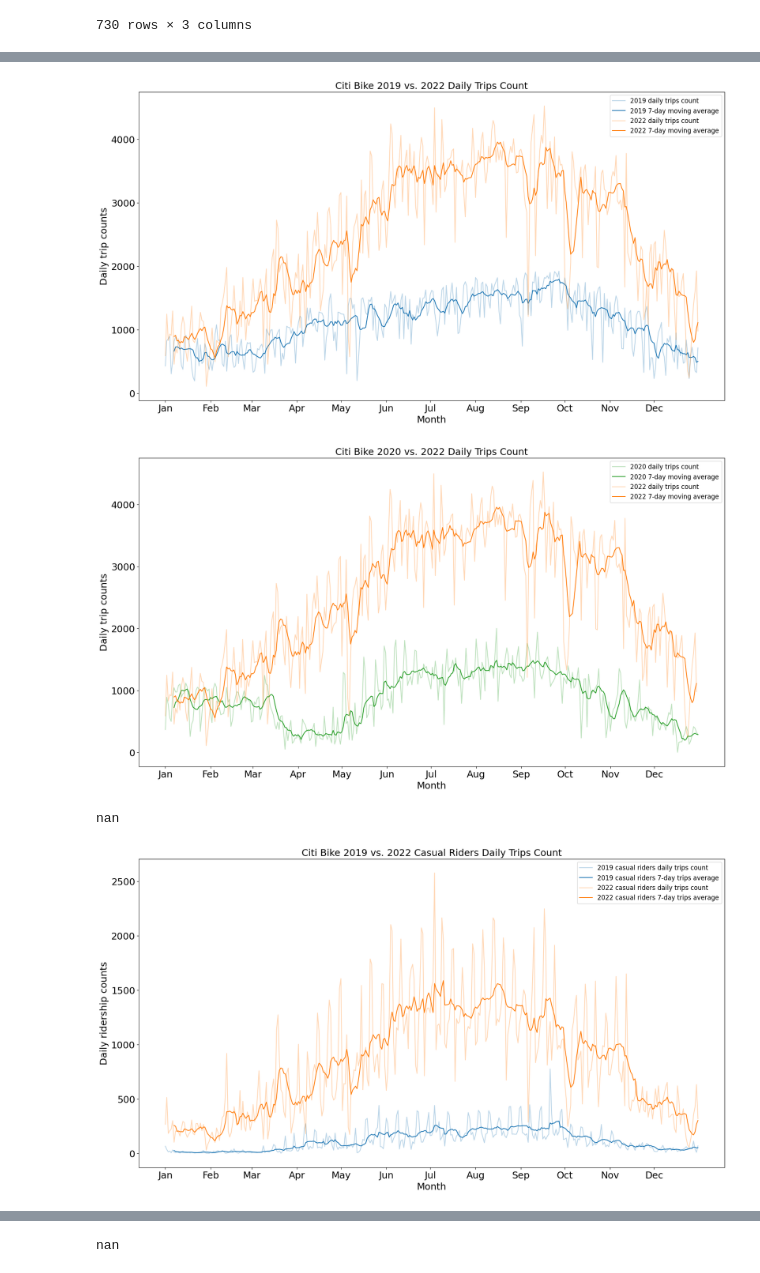
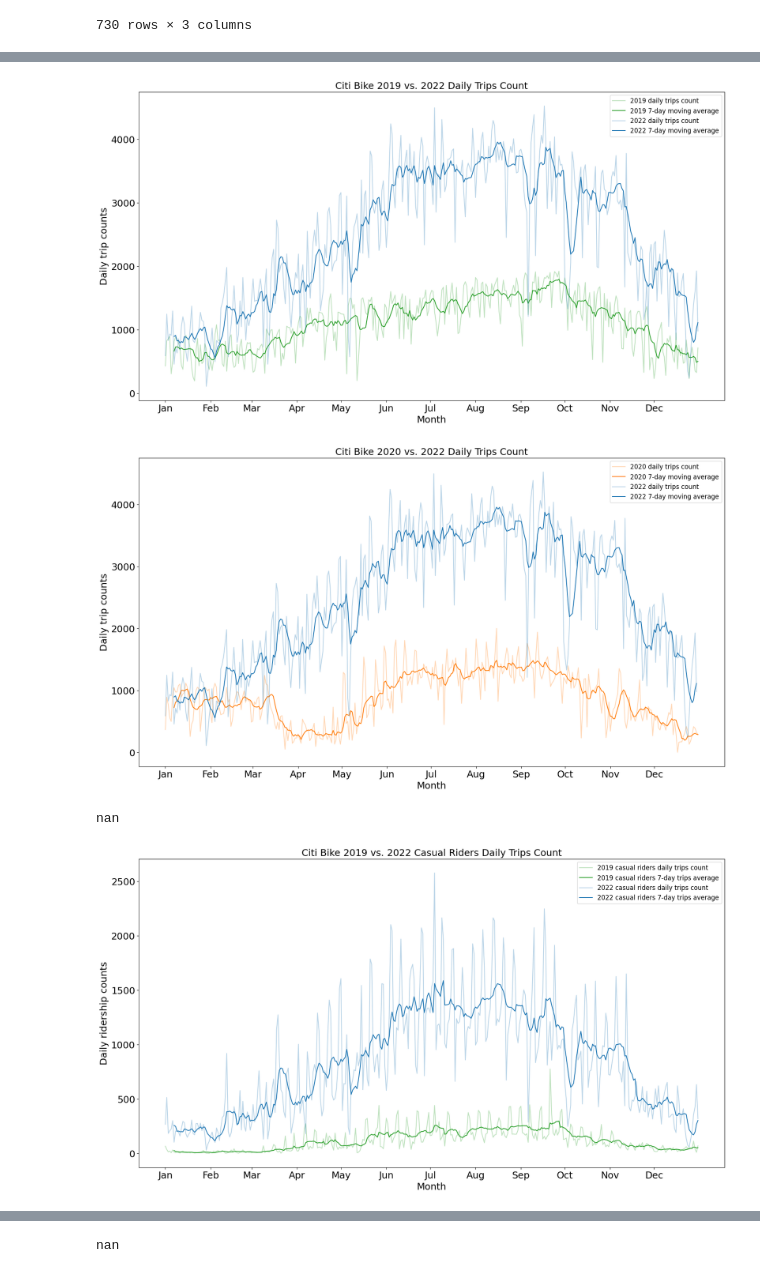
Before and after one commit to M2JT/big-data-final-project, a Jupyter notebook: code/CitiBikeAnalysis.ipynb, the cells around one changed output, grey strips where cells are left out. Cells and saved outputs as stored; diff of their text form; code cells hidden in the pictures.

Commit message:
change color for graphs + reorganize code

```diff
--- a/code/CitiBikeAnalysis.ipynb
+++ b/code/CitiBikeAnalysis.ipynb
@@ -578,19 +579,26 @@ Table Unit: seconds
 | 1 | 2020 | 514712677 | 330086860 | 184625817 | 1406318.79 | ... |
 | 2 | 2022 | 942084888 | 521162900 | 420921988 | 2581054.49 | ... |
 # %%
-import datetime
+# generates a list of dates for 2019
 dateList2019 = [str(datetime.date(2019, 1, 1) + datetime.timedelta(days=i)) for i in range(365)]
-blue = u'#1f77b4'
-orange = u'#ff7f0e'
+
+# color for 2019
+green_2019 = u'#2ca02c'
+
+# color for 2020
+orange_2020 = u'#ff7f0e'
+
+# color for 2022
+blue_2022 = u'#1f77b4'
 
 # set the size of the plot
 plt.figure(figsize=(20, 12))
 
 # plot data
-plt.plot(dateList2019, daily_trips_count_2019_list, label='2019 daily trips count', alpha=0.3, color = blue)
-plt.plot(dateList2019, movingAvg2019, label='2019 7-day moving average', color = blue)
-plt.plot(dateList2019, daily_trips_count_2022_list, label='2022 daily trips count', alpha=0.3, color = orange)
-plt.plot(dateList2019, movingAvg2022, label='2022 7-day moving average', color = orange)
+plt.plot(dateList2019, daily_trips_count_2019_list, label='2019 daily trips count', alpha=0.3, color = green_2019)
+plt.plot(dateList2019, movingAvg2019, label='2019 7-day moving average', color = green_2019)
+plt.plot(dateList2019, daily_trips_count_2022_list, label='2022 daily trips count', alpha=0.3, color = blue_2022)
+plt.plot(dateList2019, movingAvg2022, label='2022 7-day moving average', color = blue_2022)
 plt.legend(fontsize=12)
 
 # set plot title and axis labels
@@ -614,4 +622,4 @@ plt.yticks(fontsize=18)
 # show plot
 plt.show()
 # %% [output]
-[figure, old version]
+[figure, new version]
@@ -618,43 +631,39 @@ plt.show()
 # %%
-# since 2020 has 366 days and 2022 has 365 days, we need to pad the
-# daily_trips_count_2022_list with a 'NaN' to align the dimension
-daily_trips_count_2022_list.append(np.nan)
-movingAvg2022.append(np.nan)
+# generates a list of dates for 2020
 dateList2020 = [str(datetime.date(2020, 1, 1) + datetime.timedelta(days=i)) for i in range(366)]
-green = u'#2ca02c'
 
 # set the size of the plot
 plt.figure(figsize=(20, 12))
 
 # plot data
-plt.plot(dateList2020, daily_trips_count_2020_list, label='2020 daily trips count', alpha=0.3, color = green)
-plt.plot(dateList2020, movingAvg2020, label='2020 7-day moving average', color = green)
-plt.plot(dateList2020, daily_trips_count_2022_list, label='2022 daily trips count', alpha=0.3, color = orange)
-plt.plot(dateList2020, movingAvg2022, label='2022 7-day moving average', color = orange)
+plt.plot(dateList2020, daily_trips_count_2020_list, label='2020 daily trips count', alpha=0.3, color = orange_2020)
+plt.plot(dateList2020, movingAvg2020, label='2020 7-day moving average', color = orange_2020)
+plt.plot(dateList2020, daily_trips_count_2022_list, label='2022 daily trips count', alpha=0.3, color = blue_2022)
+plt.plot(dateList2020, movingAvg2022, label='2022 7-day moving average', color = blue_2022)
 plt.legend(fontsize=12)
 
 # set plot title and axis labels
 plt.title('Citi Bike 2020 vs. 2022 Daily Trips Count', fontsize=18)
 plt.xlabel('Month', fontsize=18)
 plt.ylabel('Daily trip counts', fontsize=18)
 
 # set x-tick labels to show abbreviated month names
 dateRange = pd.date_range(start=dateList2020[0], end=dateList2020[len(dateList2020) - 1])
 monthStarts = [date for date in dateRange if date.day == 1]
 daysSinceStartOfYear = [(date - pd.Timestamp(date.year, 1, 1)).days for date in monthStarts]
 monthNames = [date.strftime('%b') for date in monthStarts]
 plt.xticks(daysSinceStartOfYear, monthNames, fontsize=18)
 
 # adjust plot margins
 plt.subplots_adjust(bottom=0.20)
 
 # set yticks fontsize
 plt.yticks(fontsize=18)
 
 # show plot
 plt.show()
 # %% [output]
-[figure, old version]
+[figure, new version]
 # %%
 # popped the NaN that we've added to the 2022 data once finished plotting
 daily_trips_count_2022_list.pop()
@@ -697,13 +706,13 @@ plt.figure(figsize=(20, 12))
 
 # plot data
 plt.plot(dateList2019, daily_trips_casual_2019_list,
-         label='2019 casual riders daily trips count', alpha=0.3, color = blue)
+         label='2019 casual riders daily trips count', alpha=0.3, color = green_2019)
 plt.plot(dateList2019, casualAvg2019,
-         label='2019 casual riders 7-day trips average', color = blue)
+         label='2019 casual riders 7-day trips average', color = green_2019)
 plt.plot(dateList2019, daily_trips_casual_2022_list,
-         label='2022 casual riders daily trips count', alpha=0.3, color = orange)
+         label='2022 casual riders daily trips count', alpha=0.3, color = blue_2022)
 plt.plot(dateList2019, casualAvg2022,
-         label='2022 casual riders 7-day trips average', color = orange)
+         label='2022 casual riders 7-day trips average', color = blue_2022)
 plt.legend(fontsize=12)
 
 # set plot title and axis labels
@@ -727,7 +736,7 @@ plt.yticks(fontsize=18)
 # show plot
 plt.show()
 # %% [output]
-[figure, old version]
+[figure, new version]
 # %%
 # set the size of the plot
 plt.figure(figsize=(20, 12))
```
Also changed, not shown: parts of 7 cells of this notebook.
